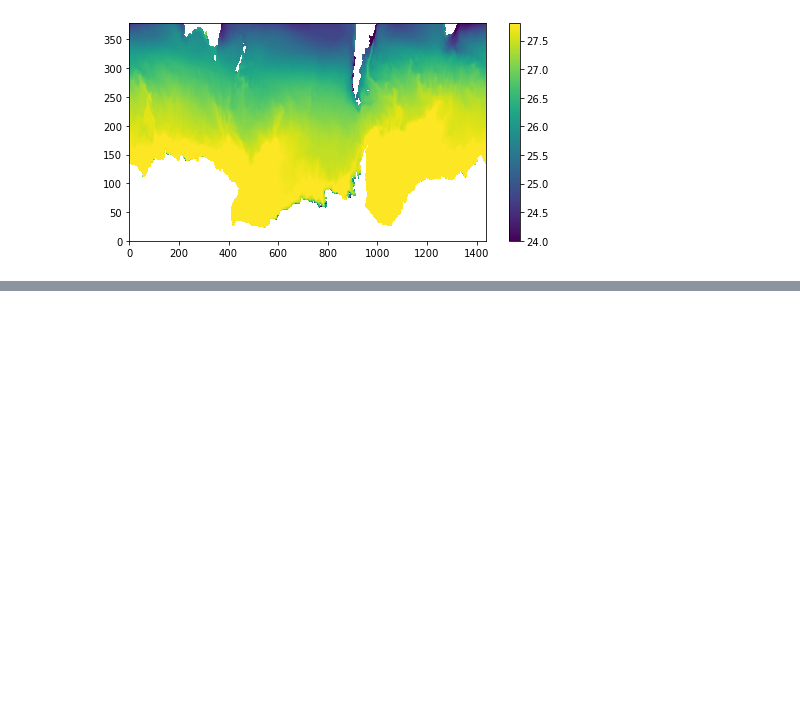
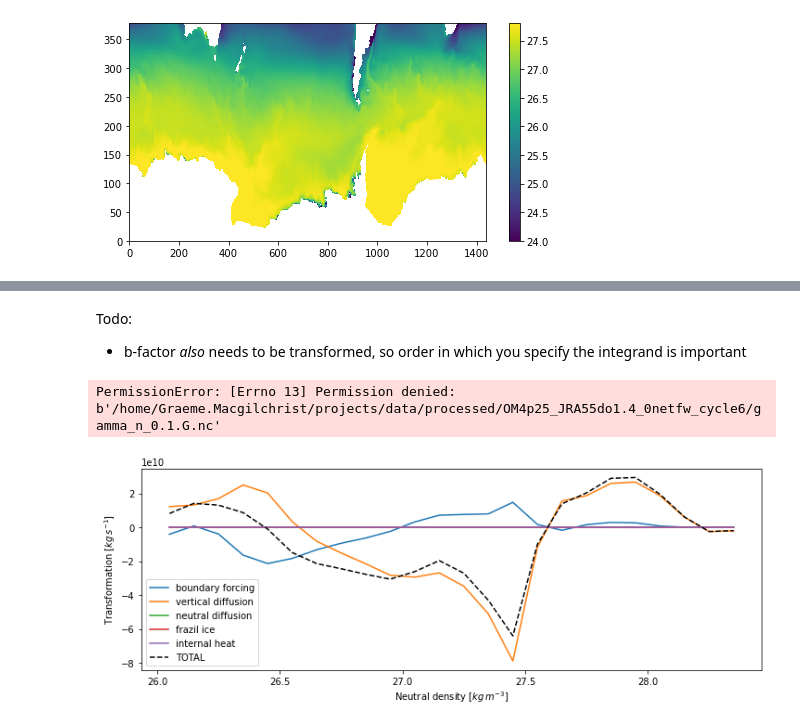
Before and after one commit to gmacgilchrist/so_decadal_variability, a Jupyter notebook: so_decadal-variability_OM4-JRA.ipynb, the cells around one changed output, grey strips where cells are left out. Saved outputs shown, nothing was run; the diff lists cells and outputs as text; code cells hidden in the pictures; blank space fills up the shorter version.

Commit message:
fixed OM4 calculation

```diff
--- a/so_decadal-variability_OM4-JRA.ipynb
+++ b/so_decadal-variability_OM4-JRA.ipynb
@@ -173,0 +185,54 @@ Data variables:
+# %%
+# Specify the tracer range and bin widths (\delta\lambda) for the calculation
+delta_l = 0.1
+lmin = 26
+lmax = 28.5
+bins = np.arange(lmin,lmax,delta_l)
+# %% [markdown]
+Todo:
+- b-factor *also* needs to be transformed, so order in which you specify the integrand is important
+# %%
+# Transform each of the diffusive tendency terms onto the density grid
+# And integrate in each temperature layer and divide by \delta density
+G = xr.Dataset()
+for process in processes:
+    var_on_dens = xgrid.transform(
+        drhodt[process],'Z',target=bins,target_data=ds_SO['density_i'],method='conservative')
+    G[process] = (
+        (rho0*var_on_dens)*grid['areacello']).sum(['xh','yh'])/np.diff(bins)
+G['total'] = xr.zeros_like(G[processes[0]])
+for process in processes:
+    G['total'] += G[process]
+# %%
+outfile = density+'_'+str(delta_l)+'.G.nc'
+G.to_netcdf('../data/processed/'+config+'/'+outfile)
+# %% [output]
+PermissionError: [Errno 13] Permission denied: b'/home/Graeme.Macgilchrist/projects/data/processed/OM4p25_JRA55do1.4_0netfw_cycle6/gamma_n_0.1.G.nc'
+# %%
+# Separately evaluate for heat-driven and salt-driven
+# HEAT
+G_heat = xr.Dataset()
+for process in processes:
+    var_on_dens = xgrid.transform(
+        drhodt_heat[process],'Z',target=bins,target_data=ds_SO['density_i'],method='conservative')
+    G_heat[process] = (
+        (rho0*var_on_dens)*grid['areacello']).sum(['xh','yh'])/np.diff(bins)
+# SALT
+G_salt = xr.Dataset()
+for process in processes:
+    var_on_dens = xgrid.transform(
+        drhodt_salt[process],'Z',target=bins,target_data=ds_SO['density_i'],method='conservative')
+    G_salt[process] = (
+        (rho0*var_on_dens)*grid['areacello']).sum(['xh','yh'])/np.diff(bins)
+# %%
+fig, ax = plt.subplots(figsize=(12,4))
+G['total'] = xr.zeros_like(G[processes[0]].mean('time'))
+for process in processes:
+    ax.plot(G['density_i'],G[process].mean('time'),label=process)
+    G['total'] += G[process].mean('time')
+ax.plot(G['density_i'],G['total'],color='k',linestyle='--',label='TOTAL')
+ax.legend()
+ax.set_xlabel('Neutral density [$kg\,m^{-3}$]')
+ax.set_ylabel('Transformation [$kg\,s^{-1}$]');
+# %% [output]
+[figure, added]
```
Also changed, not shown: parts of 26 cells of this notebook.
